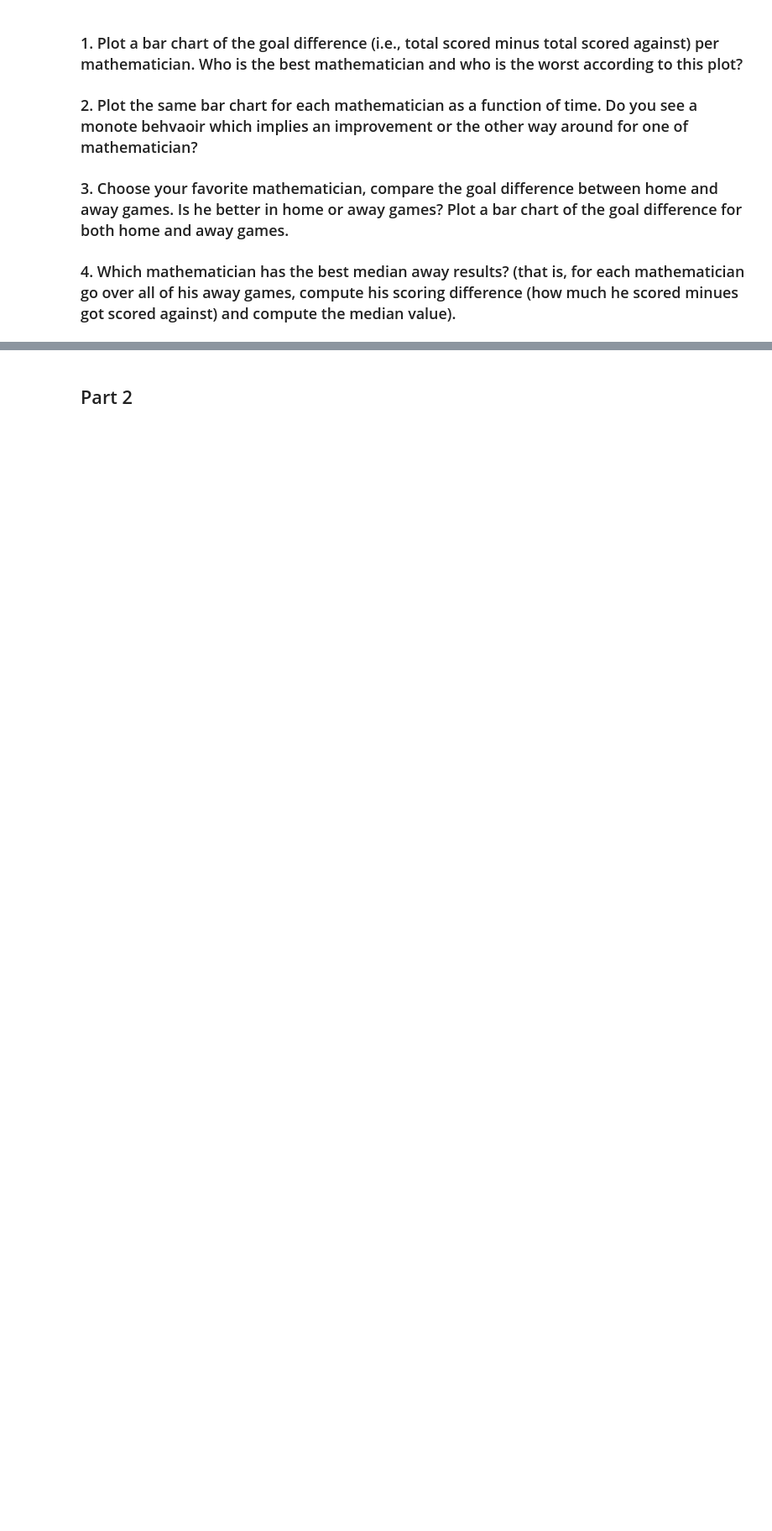
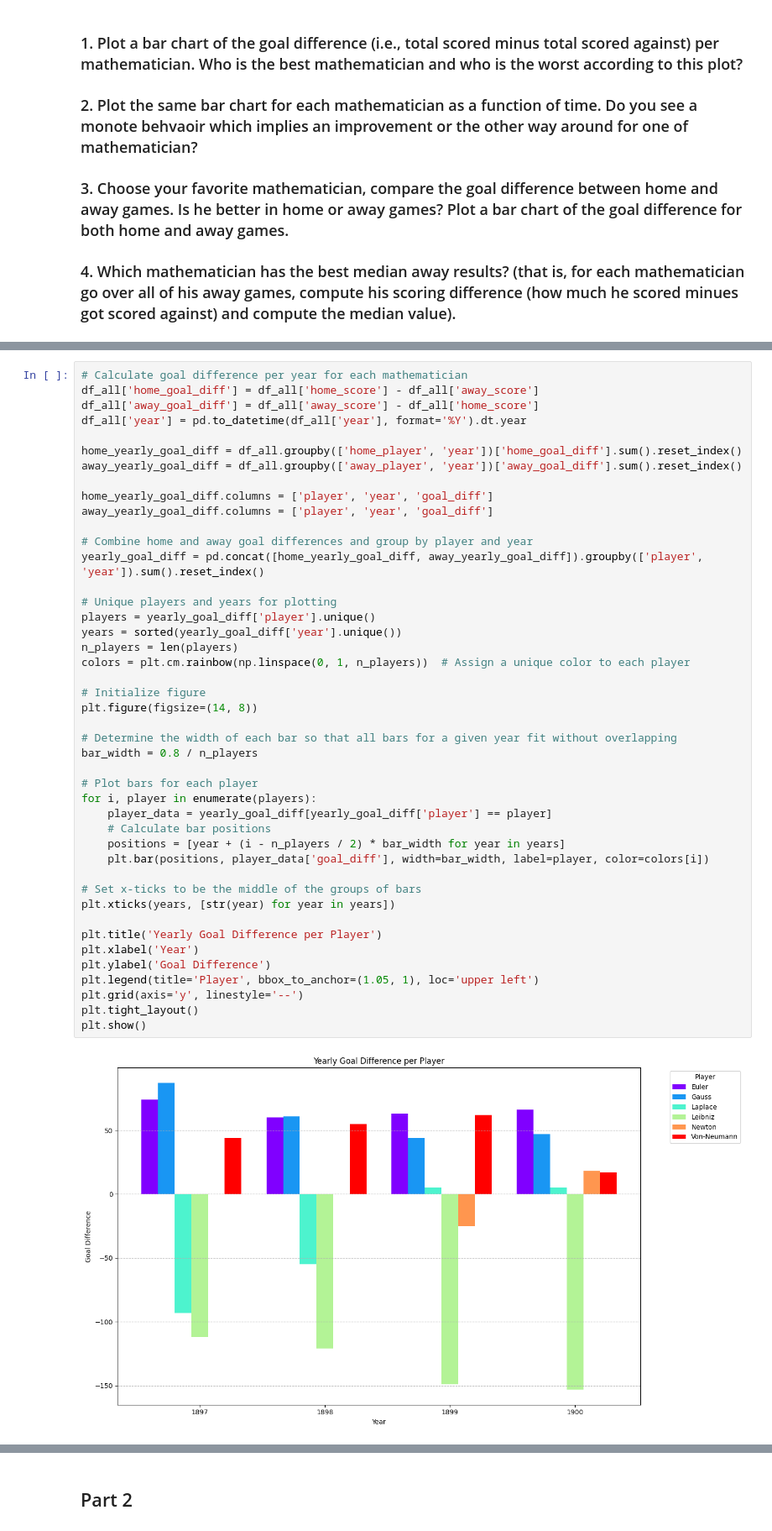
Before and after one commit to estivengrx/Freelancer-2, a Jupyter notebook: bayer_analysis_2/project_semester_B/Notebooks/mathball.ipynb, the cells around one changed output, grey strips where cells are left out. Shown at 84% size. Drawn from its saved outputs; the diff is of its cells as text; blank space fills up the shorter version.

```diff
--- a/bayer_analysis_2/project_semester_B/Notebooks/mathball.ipynb
+++ b/bayer_analysis_2/project_semester_B/Notebooks/mathball.ipynb
@@ -53,0 +72,46 @@ df_all.head()
+# %%
+# Calculate goal difference per year for each mathematician
+df_all['home_goal_diff'] = df_all['home_score'] - df_all['away_score']
+df_all['away_goal_diff'] = df_all['away_score'] - df_all['home_score']
+df_all['year'] = pd.to_datetime(df_all['year'], format='%Y').dt.year
+
+home_yearly_goal_diff = df_all.groupby(['home_player', 'year'])['home_goal_diff'].sum().reset_index()
+away_yearly_goal_diff = df_all.groupby(['away_player', 'year'])['away_goal_diff'].sum().reset_index()
+
+home_yearly_goal_diff.columns = ['player', 'year', 'goal_diff']
+away_yearly_goal_diff.columns = ['player', 'year', 'goal_diff']
+
+# Combine home and away goal differences and group by player and year
+yearly_goal_diff = pd.concat([home_yearly_goal_diff, away_yearly_goal_diff]).groupby(['player', 'year']).sum().reset_index()
+
+# Unique players and years for plotting
+players = yearly_goal_diff['player'].unique()
+years = sorted(yearly_goal_diff['year'].unique())
+n_players = len(players)
+colors = plt.cm.rainbow(np.linspace(0, 1, n_players))  # Assign a unique color to each player
+
+# Initialize figure
+plt.figure(figsize=(14, 8))
+
+# Determine the width of each bar so that all bars for a given year fit without overlapping
+bar_width = 0.8 / n_players
+
+# Plot bars for each player
+for i, player in enumerate(players):
+    player_data = yearly_goal_diff[yearly_goal_diff['player'] == player]
+    # Calculate bar positions
+    positions = [year + (i - n_players / 2) * bar_width for year in years]
+    plt.bar(positions, player_data['goal_diff'], width=bar_width, label=player, color=colors[i])
+
+# Set x-ticks to be the middle of the groups of bars
+plt.xticks(years, [str(year) for year in years])
+
+plt.title('Yearly Goal Difference per Player')
+plt.xlabel('Year')
+plt.ylabel('Goal Difference')
+plt.legend(title='Player', bbox_to_anchor=(1.05, 1), loc='upper left')
+plt.grid(axis='y', linestyle='--')
+plt.tight_layout()
+plt.show()
+# %% [output]
+[figure, added]
```
Also changed, not shown: parts of 18 cells of this notebook.
